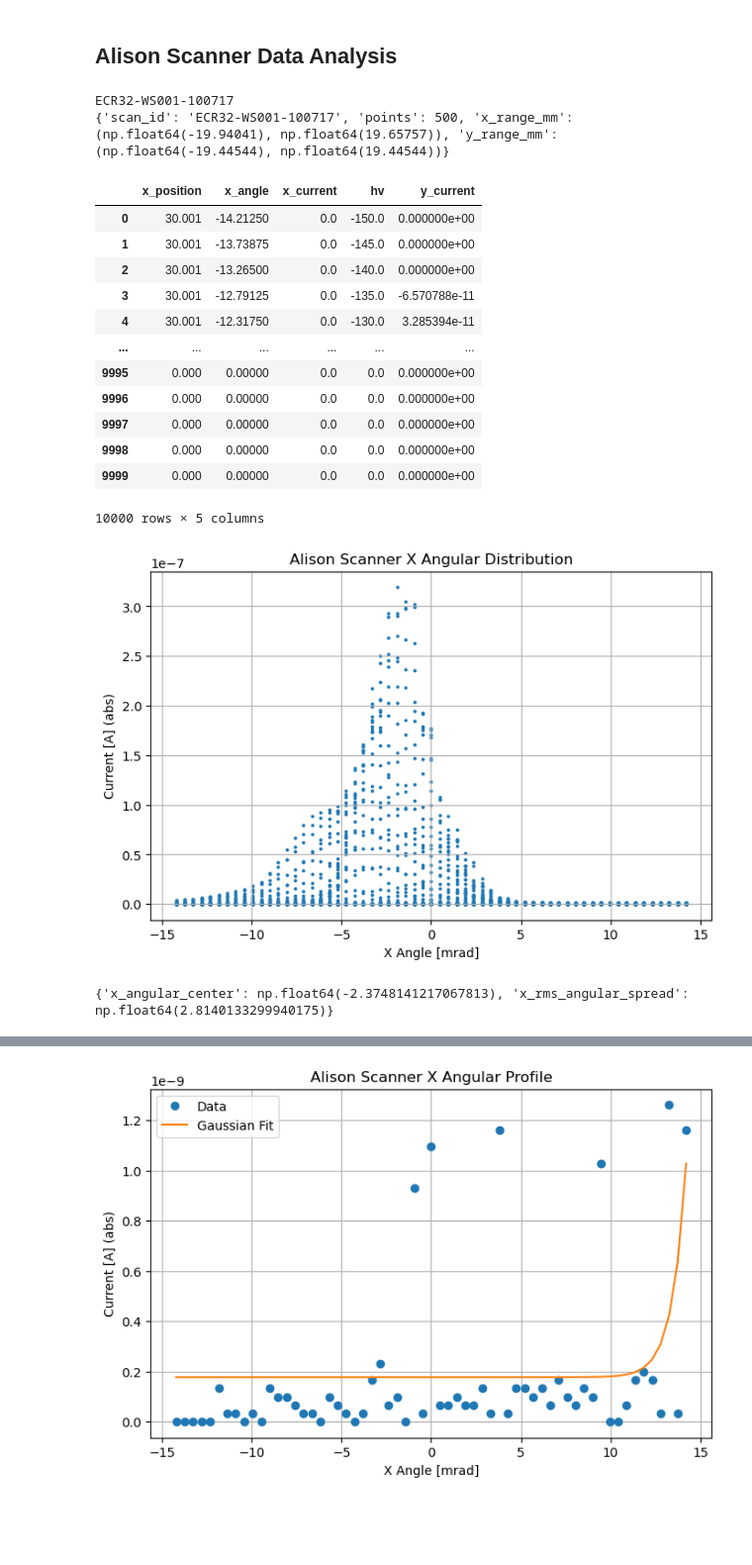
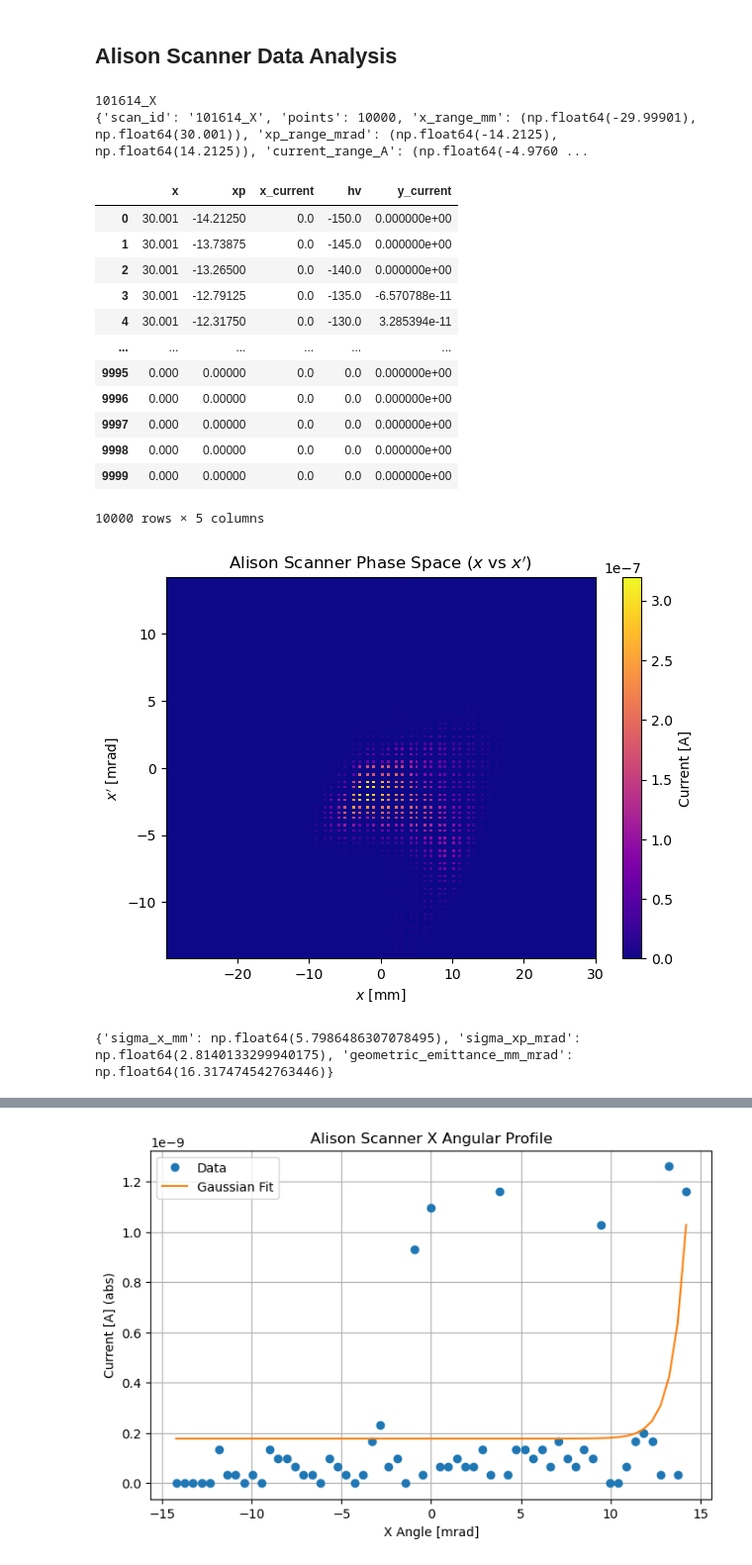
Before and after one commit to cspark7701/synapticTrack, a Jupyter notebook: examples/scanner.ipynb, the cells around one changed output, grey strips where cells are left out. Shown at 99% size. Drawn from its saved outputs; the diff is of its cells as text; code cells hidden in the pictures; blank space fills up the shorter version.

Commit message:
update on alison scanner data io and analysis

```diff
--- a/examples/scanner.ipynb
+++ b/examples/scanner.ipynb
@@ -129,13 +128,13 @@ base_dir = '/home/cspark/Work/projects/orbit_correction/3_exp_Allison'
 # %%
 filename5 = base_dir + '/' + '101614_X.txt'
 beamas1 = beam_io.read_scanner(scanner='alison', filename=filename5)
-print(beamws1.scan_id)
-print(beamws1.describe())
+print(beamas1.scan_id)
+print(beamas1.describe())
 beamas1.data
 # %% [output]
-ECR32-WS001-100717
-{'scan_id': 'ECR32-WS001-100717', 'points': 500, 'x_range_mm': (np.float64(-19.94041), np.float64(19.65757)), 'y_range_mm': (np.float64(-19.44544), np.float64(19.44544))}
+101614_X
+{'scan_id': '101614_X', 'points': 10000, 'x_range_mm': (np.float64(-29.99901), np.float64(30.001)), 'xp_range_mrad': (np.float64(-14.2125), np.float64(14.2125)), 'current_range_A': (np.float64(-4.9760 ...
-|  | x_position | x_angle | x_current | hv | y_current |
+|  | x | xp | x_current | hv | y_current |
 | 0 | 30.001 | -14.21250 | 0.0 | -150.0 | 0.000000e+00 |
 | 1 | 30.001 | -13.73875 | 0.0 | -145.0 | 0.000000e+00 |
 | 2 | 30.001 | -13.26500 | 0.0 | -140.0 | 0.000000e+00 |
@@ -149,8 +148,8 @@ ECR32-WS001-100717
 | 9999 | 0.000 | 0.00000 | 0.0 | 0.0 | 0.000000e+00 |
 10000 rows × 5 columns
 # %%
-results5 = analyze_alison_scanner(beamas1)
+results5 = analyze_alison_scanner_2d(beamas1)
 print(results5)
 # %% [output]
-[figure, old version]
+[figure, new version]
-{'x_angular_center': np.float64(-2.3748141217067813), 'x_rms_angular_spread': np.float64(2.8140133299940175)}
+{'sigma_x_mm': np.float64(5.7986486307078495), 'sigma_xp_mrad': np.float64(2.8140133299940175), 'geometric_emittance_mm_mrad': np.float64(16.317474542763446)}
```
Also changed, not shown: parts of 5 cells of this notebook, 3 other files.
